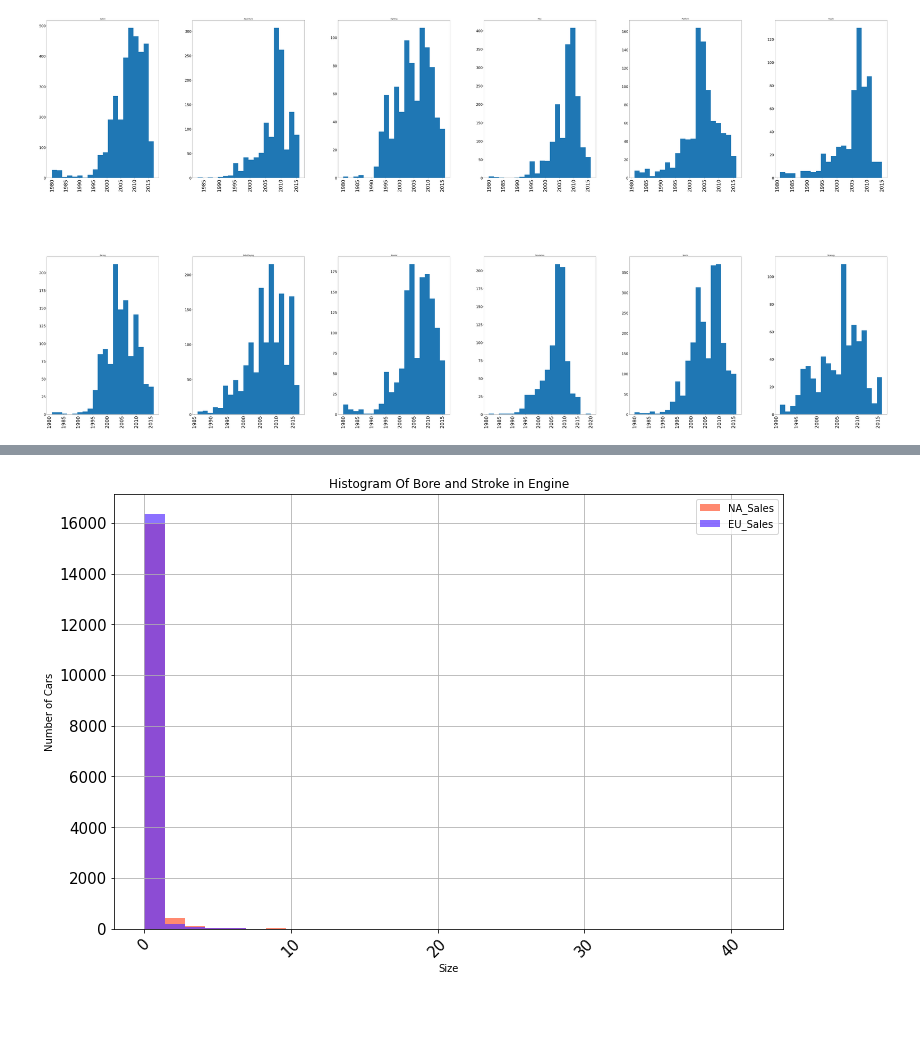
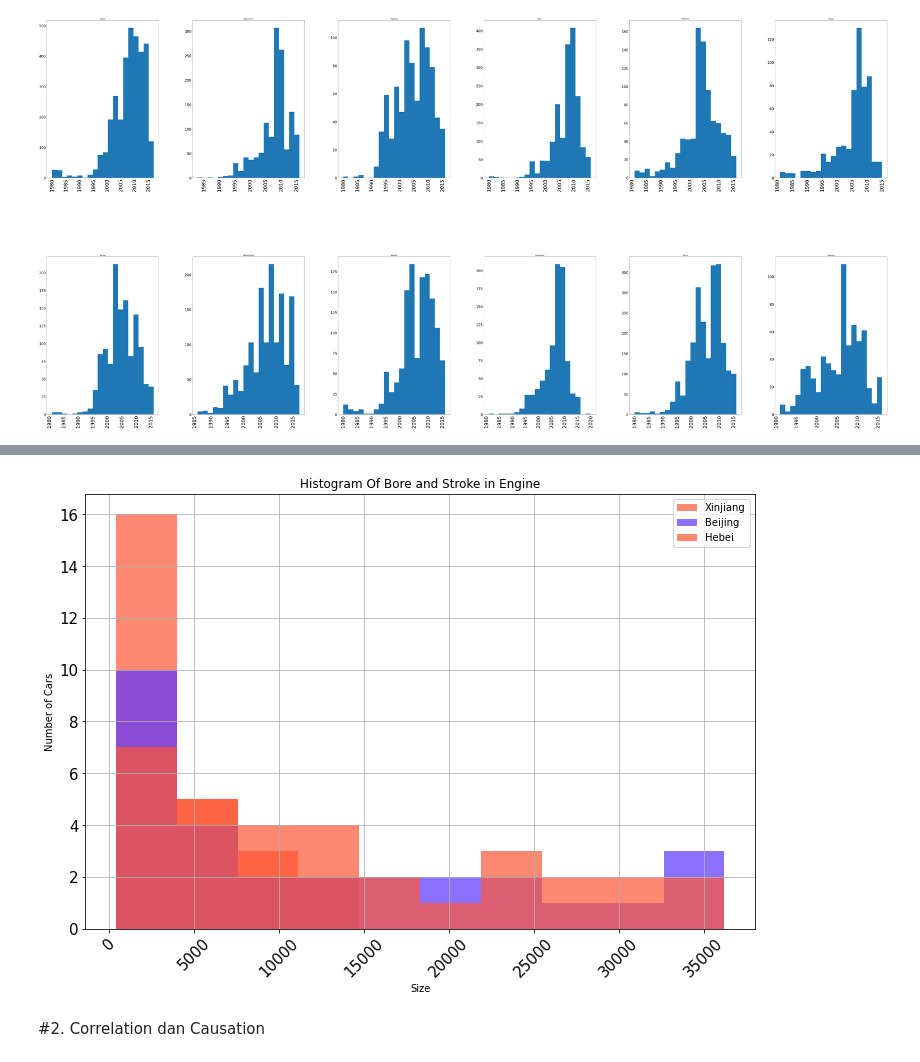
Before and after one commit to aricahyasaputra/data-sains-course-assigment-, a Jupyter notebook: Week 4/Tugas_4_Data_Sains.ipynb, the cells around one changed output, grey strips where cells are left out. Drawn from its saved outputs; the diff is of its cells as text; code cells hidden in the pictures; blank space fills up the shorter version.

```diff
--- a/Week 4/Tugas_4_Data_Sains.ipynb
+++ b/Week 4/Tugas_4_Data_Sains.ipynb
@@ -267,3 +267,6 @@ df.hist(column='Year', bins=30);
 df.hist(column='Year', by='Genre', bins=20, layout=(2, 6), figsize=(100,50), xlabelsize=34, ylabelsize=24);
 # %% [output]
 [figure]
+# %%
+df = pd.read_csv('https://raw.githubusercontent.com/aricahyasaputra/data-sains-course-assigment-/main/Week%204/Chinas%20GDP%20in%20Province%20En.csv')
+df.head(10)
@@ -270,15 +286,17 @@ df.hist(column='Year', by='Genre', bins=20, layout=(2, 6), figsize=(100,50), xla
 # %%
 # melakukan plot pada beberapa seri
-df[['NA_Sales','EU_Sales']].plot(kind='hist',
+df[['Xinjiang','Beijing','Hebei']].plot(kind='hist',
         alpha=0.7,
-        bins=30,
+        bins=10,
         title='Histogram Of Bore and Stroke in Engine',
         rot=45,
         grid=True,
         figsize=(12,8),
         fontsize=15,
         color=['#FF5733', '#5C33FF'])
 plt.xlabel('Size')
 plt.ylabel("Number of Cars");
 # %% [output]
-[figure, old version]
+[figure, new version]
+# %% [markdown]
+#2. Correlation dan Causation
```
Also changed, not shown: parts of 11 cells of this notebook.
